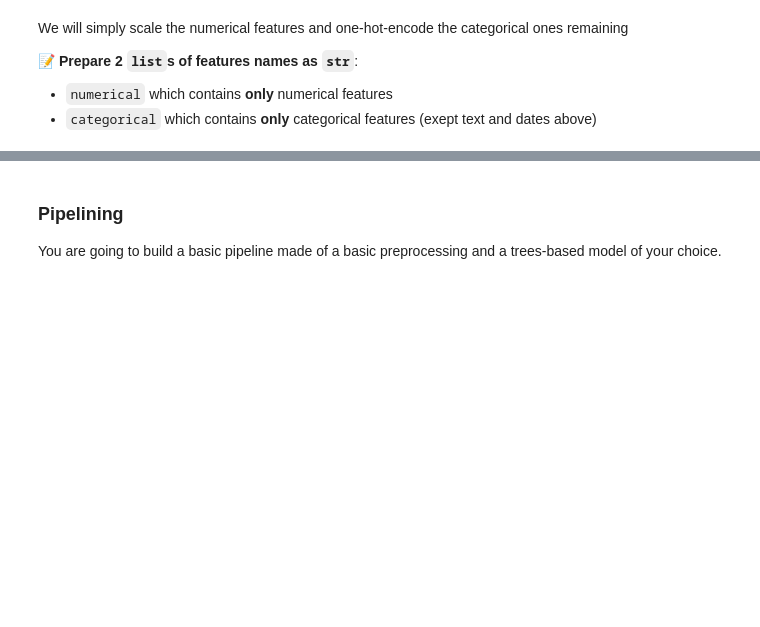
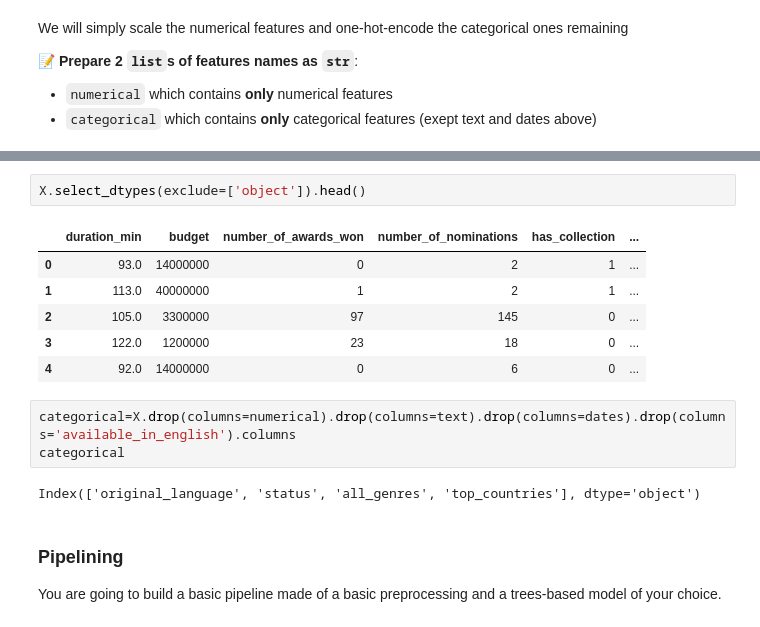
Before and after one commit to Dandan-2021/data-certification-exam, a Jupyter notebook: machine_learning/TV_popularity_predictor.ipynb, the cells around one changed output, grey strips where cells are left out. Drawn from its saved outputs; the diff is of its cells as text; blank space fills up the shorter version.

```diff
--- a/machine_learning/TV_popularity_predictor.ipynb
+++ b/machine_learning/TV_popularity_predictor.ipynb
@@ -173,3 +264,17 @@ We will simply scale the numerical features and one-hot-encode the categorical o
+# %%
+X.select_dtypes(exclude=['object']).head()
+# %% [output]
+|  | duration_min | budget | number_of_awards_won | number_of_nominations | has_collection | ... |
+| 0 | 93.0 | 14000000 | 0 | 2 | 1 | ... |
+| 1 | 113.0 | 40000000 | 1 | 2 | 1 | ... |
+| 2 | 105.0 | 3300000 | 97 | 145 | 0 | ... |
+| 3 | 122.0 | 1200000 | 23 | 18 | 0 | ... |
+| 4 | 92.0 | 14000000 | 0 | 6 | 0 | ... |
+# %%
+categorical=X.drop(columns=numerical).drop(columns=text).drop(columns=dates).drop(columns='available_in_english').columns
+categorical
+# %% [output]
+Index(['original_language', 'status', 'all_genres', 'top_countries'], dtype='object')
 # %% [markdown]
 ### Pipelining
 
```
Also changed, not shown: parts of 34 cells of this notebook, 1 other file.
